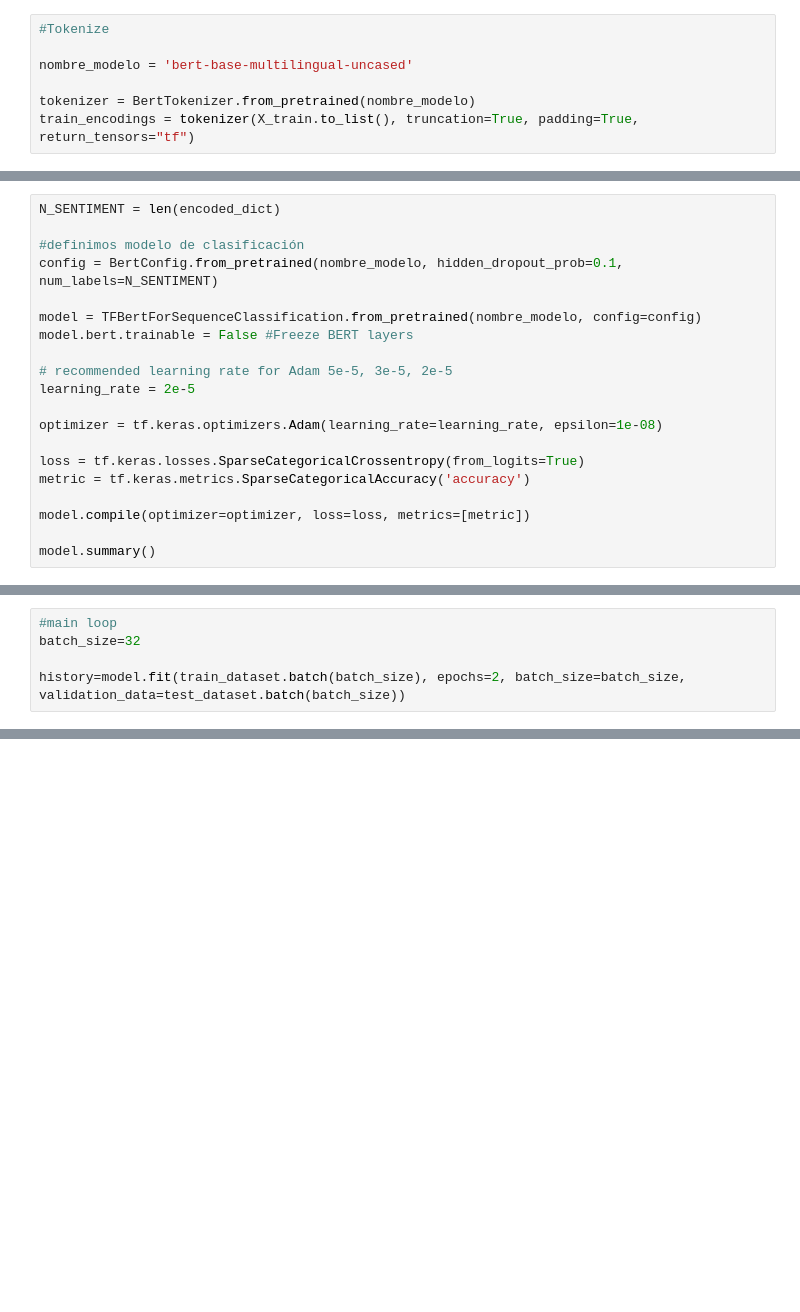
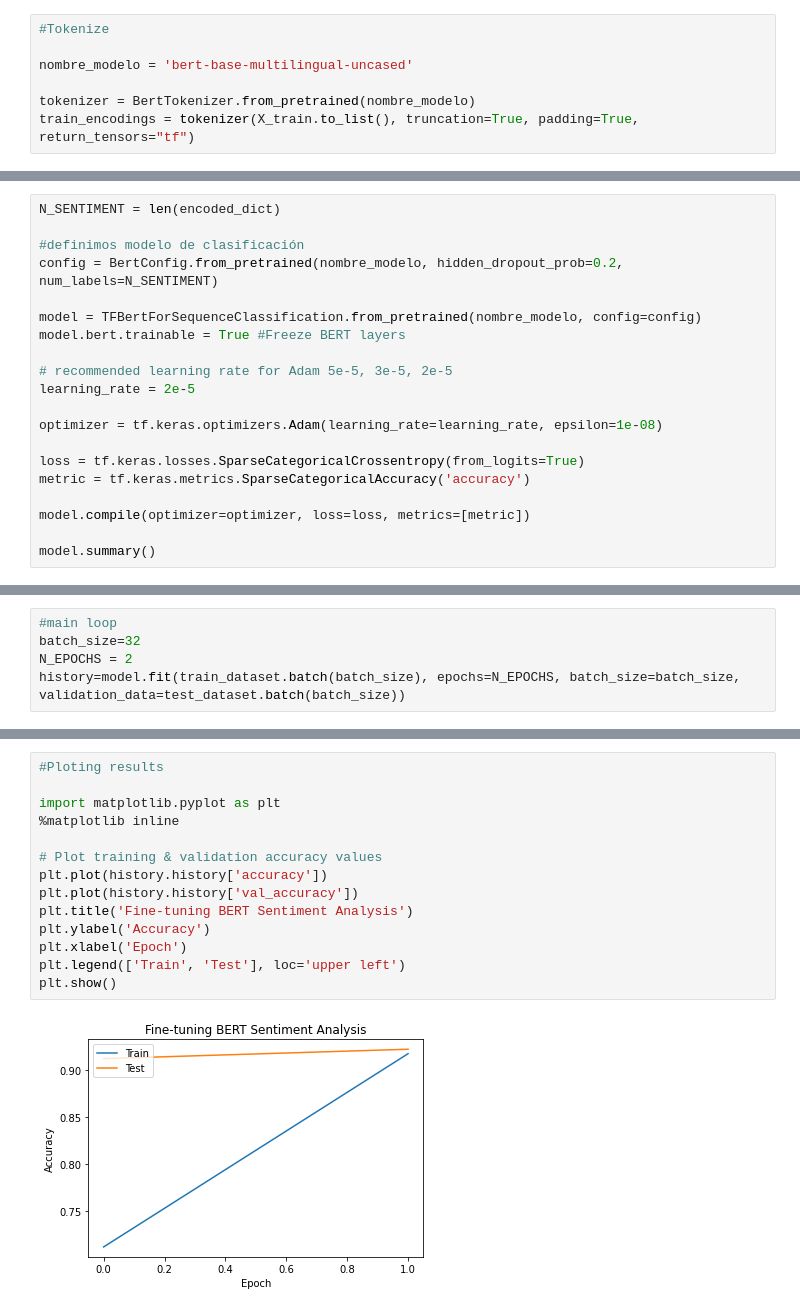
Before and after one commit to NeuralDojo/codecarbon, a Jupyter notebook: CodeCarbon BERT-Sentiment.ipynb, the cells around one changed output, grey strips where cells are left out. Cells and saved outputs as stored; diff of their text form; blank space fills up the shorter version.

Commit message:
some updates to BERT sentiment

```diff
--- a/CodeCarbon BERT-Sentiment.ipynb
+++ b/CodeCarbon BERT-Sentiment.ipynb
@@ -116,10 +165,10 @@ final_test_dataset = tf.data.Dataset.from_tensor_slices((
 N_SENTIMENT = len(encoded_dict)
 
 #definimos modelo de clasificación
-config = BertConfig.from_pretrained(nombre_modelo, hidden_dropout_prob=0.1, num_labels=N_SENTIMENT)
+config = BertConfig.from_pretrained(nombre_modelo, hidden_dropout_prob=0.2, num_labels=N_SENTIMENT)
 
 model = TFBertForSequenceClassification.from_pretrained(nombre_modelo, config=config)
-model.bert.trainable = False #Freeze BERT layers
+model.bert.trainable = True #Freeze BERT layers
 
 # recommended learning rate for Adam 5e-5, 3e-5, 2e-5
 learning_rate = 2e-5
@@ -155,7 +204,7 @@ _________________________________________________________________
 # %%
 #main loop
 batch_size=32
-
-history=model.fit(train_dataset.batch(batch_size), epochs=2, batch_size=batch_size, validation_data=test_dataset.batch(batch_size))
+N_EPOCHS = 2
+history=model.fit(train_dataset.batch(batch_size), epochs=N_EPOCHS, batch_size=batch_size, validation_data=test_dataset.batch(batch_size))
 # %% [output]
 Epoch 1/2
@@ -163,0 +214,16 @@ Epoch 1/2
+# %%
+#Ploting results
+
+import matplotlib.pyplot as plt
+%matplotlib inline
+
+# Plot training & validation accuracy values
+plt.plot(history.history['accuracy'])
+plt.plot(history.history['val_accuracy'])
+plt.title('Fine-tuning BERT Sentiment Analysis')
+plt.ylabel('Accuracy')
+plt.xlabel('Epoch')
+plt.legend(['Train', 'Test'], loc='upper left')
+plt.show()
+# %% [output]
+[figure, added]
```
Also changed, not shown: parts of 32 cells of this notebook, 2 other files.
